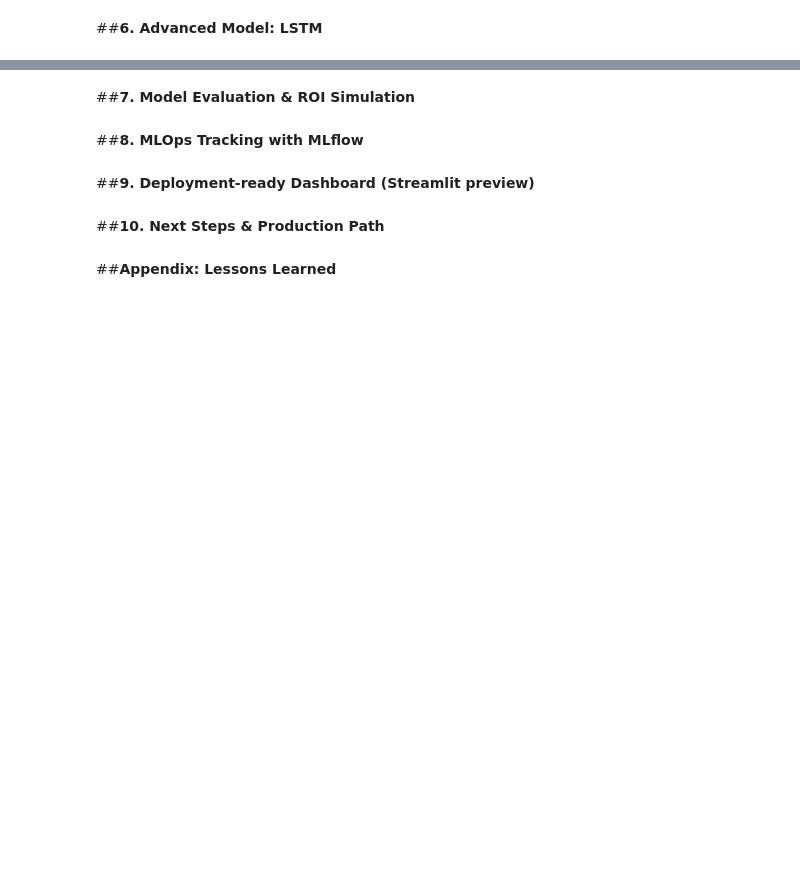
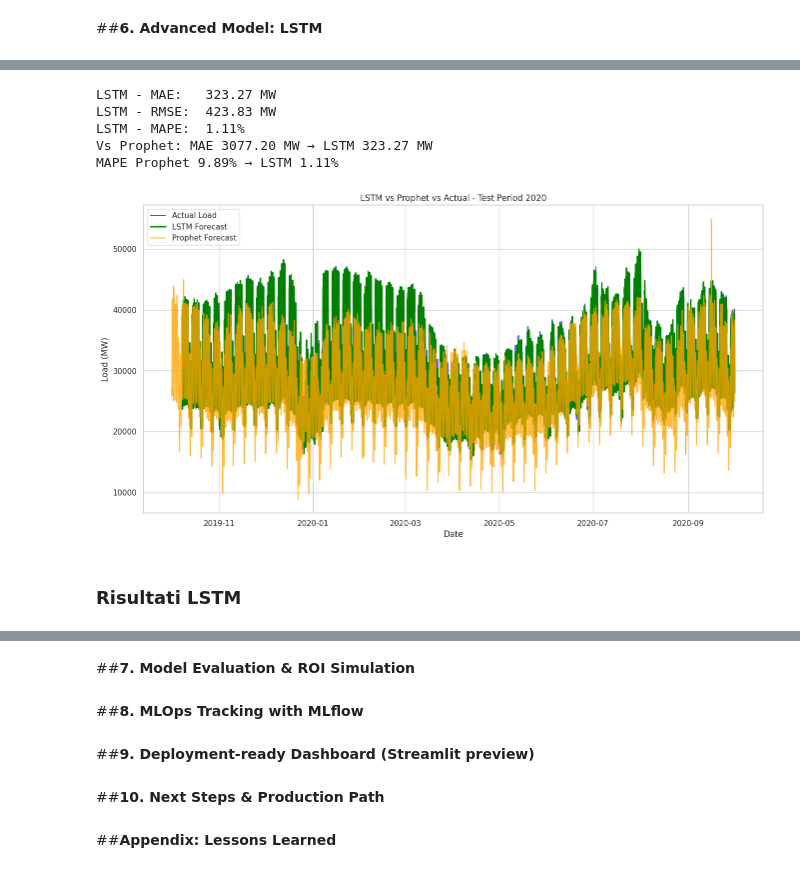
Before and after one commit to Frussen/ita-load-forecaster, a Jupyter notebook: ItaLoadForecaster.ipynb, the cells around one changed output, grey strips where cells are left out. Drawn from its saved outputs; the diff is of its cells as text; code cells hidden in the pictures; blank space fills up the shorter version.

Commit message:
add LSTM training (67 epoche), metriche eccezionali MAE 323 MW / MAPE 1.11%, modello salvato

```diff
--- a/ItaLoadForecaster.ipynb
+++ b/ItaLoadForecaster.ipynb
@@ -979,0 +1152,12 @@ Errore relativo picchi vs non-picchi: 133.1% più alto nei picchi
+# %%
+from tensorflow.keras.models import load_model
+
+# Carica dal file .h5
+model_loaded = load_model('lstm_load_forecaster.h5')
+
+
+print("Modello caricato con successo!")
+model_loaded.summary()  # per verificare
+
+scaler_target = joblib.load('scaler_target.pkl')
+scaler_features = joblib.load('scaler_features.pkl')
@@ -979,0 +1191,15 @@ Errore relativo picchi vs non-picchi: 133.1% più alto nei picchi
+# %%
+# Predict e inverse scaling
+
+pred_scaled = model_loaded.predict(X_test)
+
+pred = scaler_target.inverse_transform(pred_scaled)
+y_test_actual = scaler_target.inverse_transform(y_test)
+
+df_lstm_results = pd.DataFrame({
+    'ds': df_test.index[time_steps:],
+    'actual': y_test_actual.flatten(),
+    'lstm_pred': pred.flatten()
+})
+
+print("LSTM predict shape:", df_lstm_results.shape)
@@ -979,0 +1209,37 @@ Errore relativo picchi vs non-picchi: 133.1% più alto nei picchi
+# %%
+# Metriche LSTM
+
+mae_lstm = mean_absolute_error(df_lstm_results['actual'], df_lstm_results['lstm_pred'])
+rmse_lstm = np.sqrt(mean_squared_error(df_lstm_results['actual'], df_lstm_results['lstm_pred']))
+mape_lstm = np.mean(np.abs((df_lstm_results['actual'] - df_lstm_results['lstm_pred']) / df_lstm_results['actual'])) * 100
+
+print(f"LSTM - MAE:   {mae_lstm:.2f} MW")
+print(f"LSTM - RMSE:  {rmse_lstm:.2f} MW")
+print(f"LSTM - MAPE:  {mape_lstm:.2f}%")
+
+# Confronto rapido vs Prophet
+print(f"Vs Prophet: MAE {mae:.2f} MW → LSTM {mae_lstm:.2f} MW")
+print(f"MAPE Prophet {mape:.2f}% → LSTM {mape_lstm:.2f}%")
+# %% [output]
+LSTM - MAE:   323.27 MW
+LSTM - RMSE:  423.83 MW
+LSTM - MAPE:  1.11%
+Vs Prophet: MAE 3077.20 MW → LSTM 323.27 MW
+MAPE Prophet 9.89% → LSTM 1.11%
+# %%
+# Plot LSTM vs actual vs Prophet (per vedere miglioramento)
+
+plt.figure(figsize=(16, 8))
+plt.plot(df_lstm_results['ds'], df_lstm_results['actual'], label='Actual Load', color='blue', alpha=0.7)
+plt.plot(df_lstm_results['ds'], df_lstm_results['lstm_pred'], label='LSTM Forecast', color='green', linewidth=2)
+plt.plot(df_results['ds'], df_results['yhat'], label='Prophet Forecast', color='orange', linewidth=1.5, alpha=0.8)
+plt.title('LSTM vs Prophet vs Actual - Test Period 2020')
+plt.ylabel('Load (MW)')
+plt.xlabel('Date')
+plt.legend()
+plt.grid(True)
+plt.show()
+# %% [output]
+[figure, added]
+# %% [markdown]
+### Risultati LSTM
```
Also changed, not shown: parts of 24 cells of this notebook.
